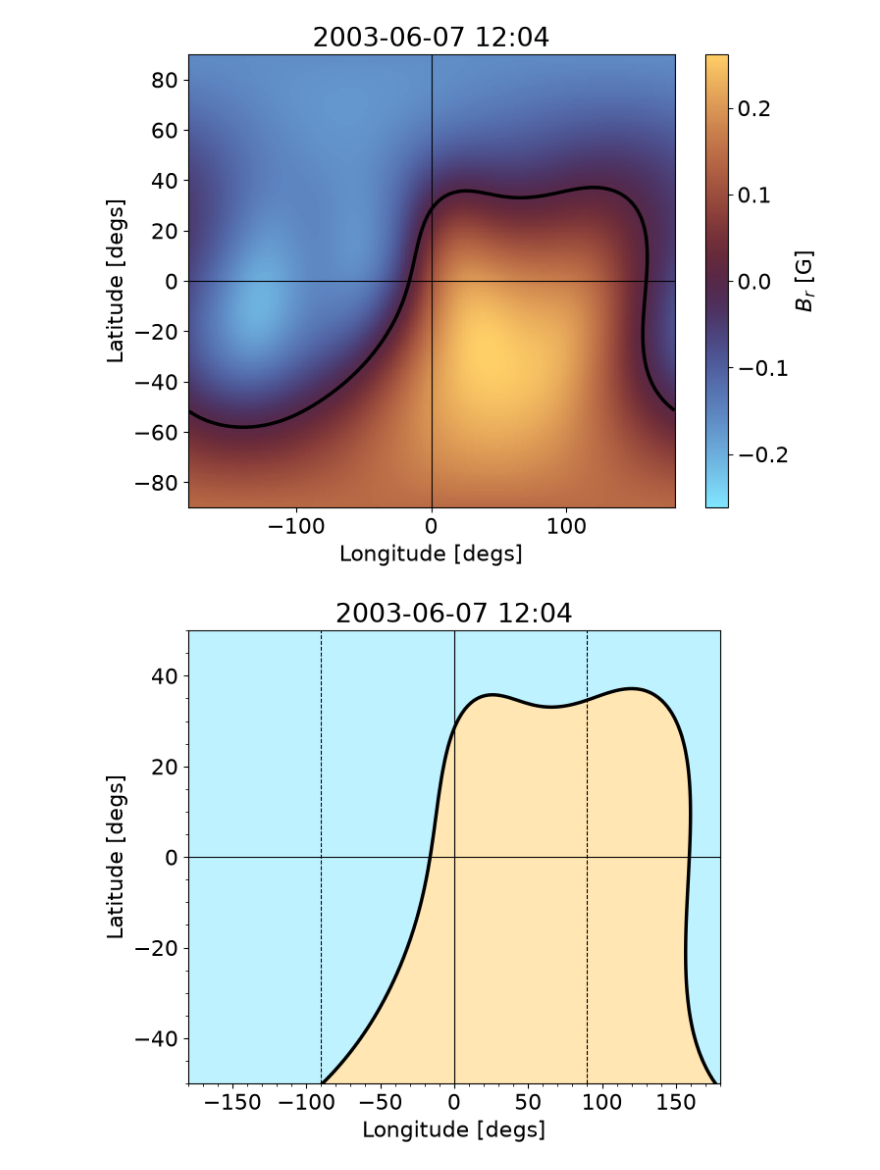
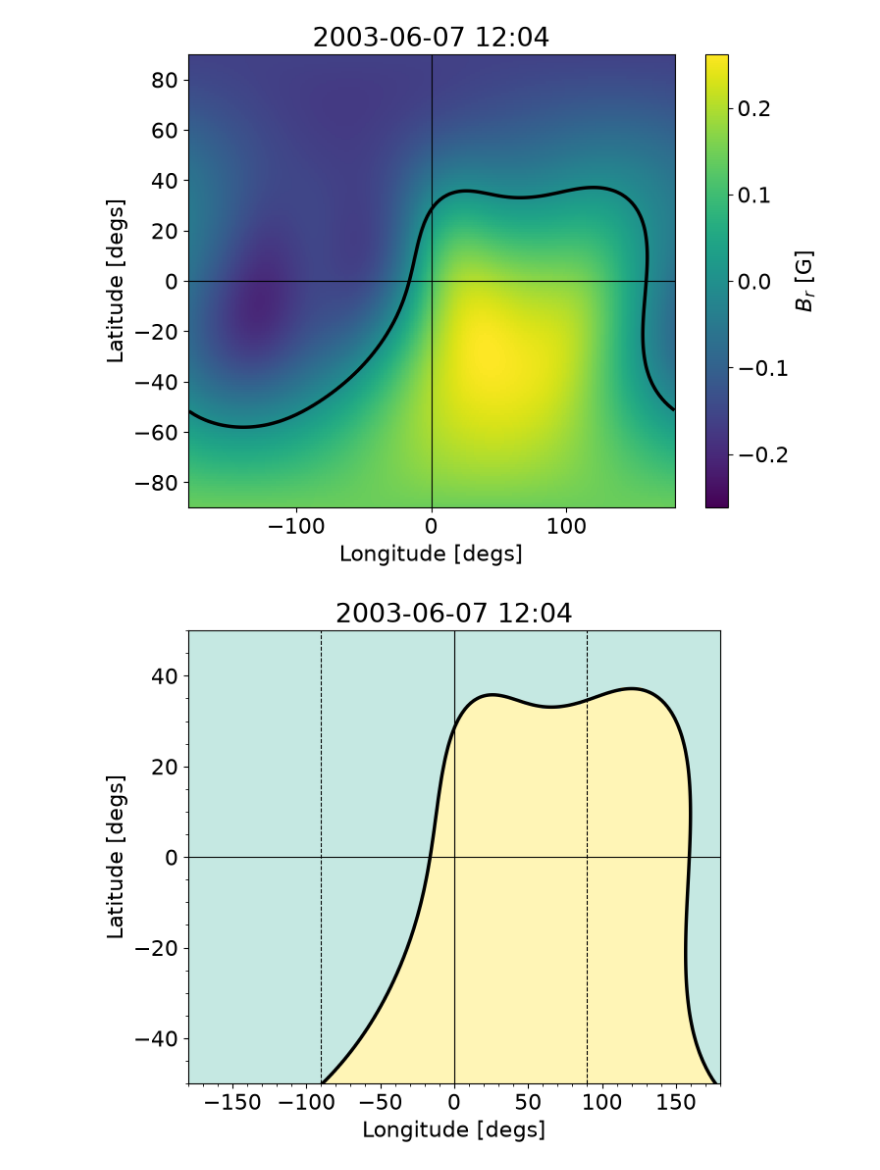
Before and after one commit to ianan/hsb, a Jupyter notebook: plot_brout.ipynb, the cells around one changed output. Drawn from its saved outputs; the diff is of its cells as text; code cells hidden in the pictures.

```diff
--- a/plot_brout.ipynb
+++ b/plot_brout.ipynb
@@ -26,24 +26,25 @@ sub_dir=  year+"/"+ month+"/"
 
 # load in the file
 with np.load(main_dir+sub_dir+fname) as f:
-        lat, lon, br_out, date = f["lat"], f["lon"], f["br_out"], astropy.time.Time(str(f["date"]))
+        lat, lon, br_out, date = f["lat"], f["lon"], f["br_out"], Time(str(f["date"]))
 # %%
 # Plot the outer surface radial magnetic field
 fig, ax = plt.subplots(figsize=(8, 6))
 
 # Make sure the range has is symmertical
 vmax=np.max(np.abs(br_out))
-
-im=ax.pcolormesh(lon, lat, br_out,cmap='managua_r',vmin=-1*vmax,vmax=vmax)
+# Following doesn't work on older matplotlib so use the next line
+# im=ax.pcolormesh(lon, lat, br_out,cmap='managua_r',vmin=-1*vmax,vmax=vmax)
+im=ax.pcolormesh(lon, lat, br_out,cmap='viridis',vmin=-1*vmax,vmax=vmax)
 ax.contour(lon, lat, br_out, levels=[0], colors="k", linewidths=2.5)  # polarity inversion line
 ax.axhline(0, color="k", lw=0.8)
 ax.axvline(0, color="k", lw=0.8)
 ax.set(xlim=(-180, 180), ylim=(-90, 90), xlabel="Longitude [degs]", ylabel="Latitude [degs]",
         title=date.iso[:16])
 fig.colorbar(im, label=r"$B_r$ [G]")
 plt.show()
 # %% [output]
-[figure, old version]
+[figure, new version]
 # %%
 # Plot again but only show as regions of + or -
 fig, ax = plt.subplots(figsize=(7, 6))
```
Also changed, not shown: parts of 2 cells of this notebook, 1 other file.
